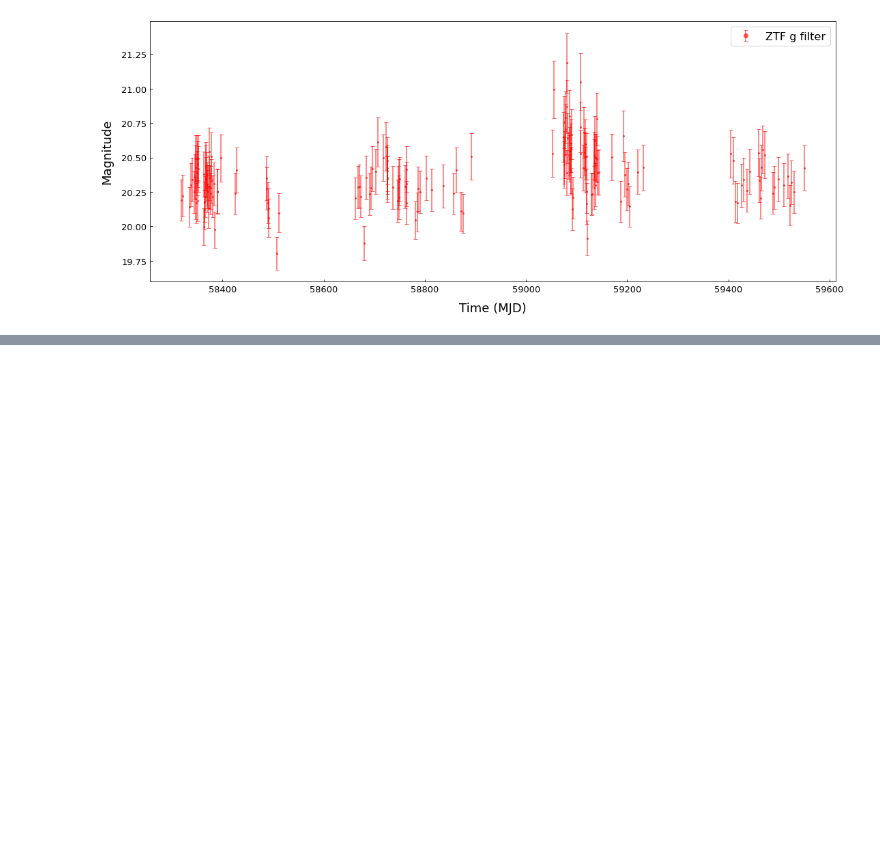
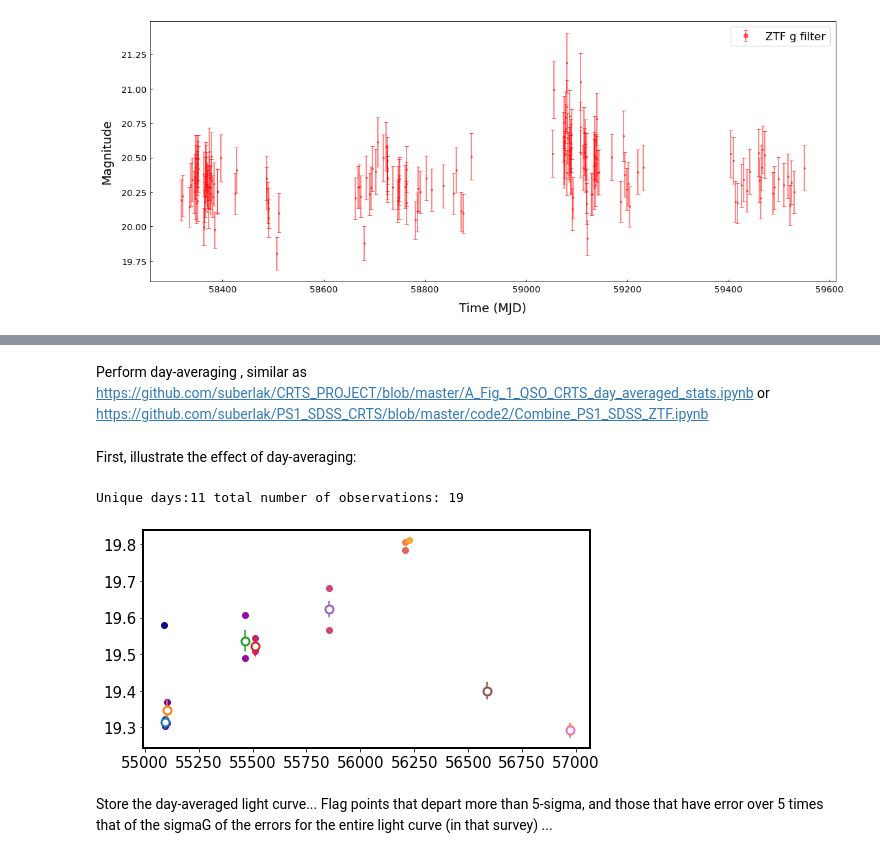
Before and after one commit to suberlak/clqso, a Jupyter notebook: code/Get_CLQSO_data.ipynb, the cells around one changed output, grey strips where cells are left out. Drawn from its saved outputs; the diff is of its cells as text; code cells hidden in the pictures; blank space fills up the shorter version.

Commit message:
add day-averaging code and plotting

```diff
--- a/code/Get_CLQSO_data.ipynb
+++ b/code/Get_CLQSO_data.ipynb
@@ -290,3 +304,5 @@ for row in clqso:
                       dr_path=dr_path)
 # %% [markdown]
 Not all of these objects have ZTF data... This can be checked with `wc -l *` :
+# %%
+for f in
@@ -358,0 +677,69 @@ ax.legend(fontsize=16, markerscale=3)
+# %% [markdown]
+Perform day-averaging , similar as https://github.com/suberlak/CRTS_PROJECT/blob/master/A_Fig_1_QSO_CRTS_day_averaged_stats.ipynb  or https://github.com/suberlak/PS1_SDSS_CRTS/blob/master/code2/Combine_PS1_SDSS_ZTF.ipynb
+# %% [markdown]
+First, illustrate the effect of day-averaging:
+# %%
+# ztf
+# mjds = data_r_band['ztf_original']['mjd'].data-0.5
+# mag = data_r_band['ztf_original']['mag'].data
+# err = data_r_band['ztf_original']['magerr'].data
+
+# ps1
+mjds = data_r_band['ps1']['mjd'].data-0.5
+mag = data_r_band['ps1']['mag'].data
+err = data_r_band['ps1']['magerr'].data
+
+mjd_int = [int(mjd) for mjd in mjds ]
+# %%
+mjd_unique = np.unique(mjd_int)
+n_unique = len(mjd_unique)
+n_total = len(mjd_int)
+print(f'Unique days:{n_unique} total number of observations: {n_total}')
+# %% [output]
+Unique days:11 total number of observations: 19
+# %%
+fig,ax=  plt.subplots(1,1,figsize=(8,4))
+color_idx = np.linspace(0, 1, n_unique)
+ax_legend_handles = []
+cmap = plt.cm.plasma
+
+# iterate over unique mjds
+for i in range(n_unique):
+    # plot those that are equal to unique mjds
+    mjd_day = mjd_unique[i]
+    mask = mjd_int == mjd_day
+
+    # select color
+    color = cmap(color_idx[i])
+
+    # select points and plot
+    mjd_points = np.array(mjds)[mask]
+    mag_points = mag[mask]
+    ax.scatter(mjd_points, mag_points, color=color, )
+
+    # average the selected points...
+    # but only if there is more than one point per day
+    if np.sum(mask)>1:
+        err_points = err[mask]
+        w = 1/(err_points*err_points)
+        avgmag = np.average(mag_points, weights = w)
+        avgerr = 1.0 / np.sqrt(np.sum(w))
+        avgmjd = np.mean(mjd_points)
+        # increase error if too small
+        if avgerr < 0.02 :
+            avgerr = np.sqrt(avgerr**2.0 + 0.01**2.0)
+
+        #ax.scatter(mjd_points, avgmag, s=20)
+        ax.errorbar(avgmjd, avgmag, avgerr,
+                   fmt="o", capsize=0.2, markersize=8,
+                 mfc='white', mew=2 , label='')
+
+    # plot vertical line at that mjd
+    #ax.axvline(mjd_day-0.5)
+
+#ax[i].scatter(xy[0], xy[1], s=20, marker="+", c="m", lw=2)
+#ax.set_xlim(58325,58375)
+# %% [output]
+[figure, added]
+# %% [markdown]
+Store the day-averaged light curve... Flag points that depart more than 5-sigma,  and those that have error over 5 times that of the sigmaG of the errors for the entire  light curve (in that survey) ...
```
Also changed, not shown: parts of 38 cells of this notebook.
